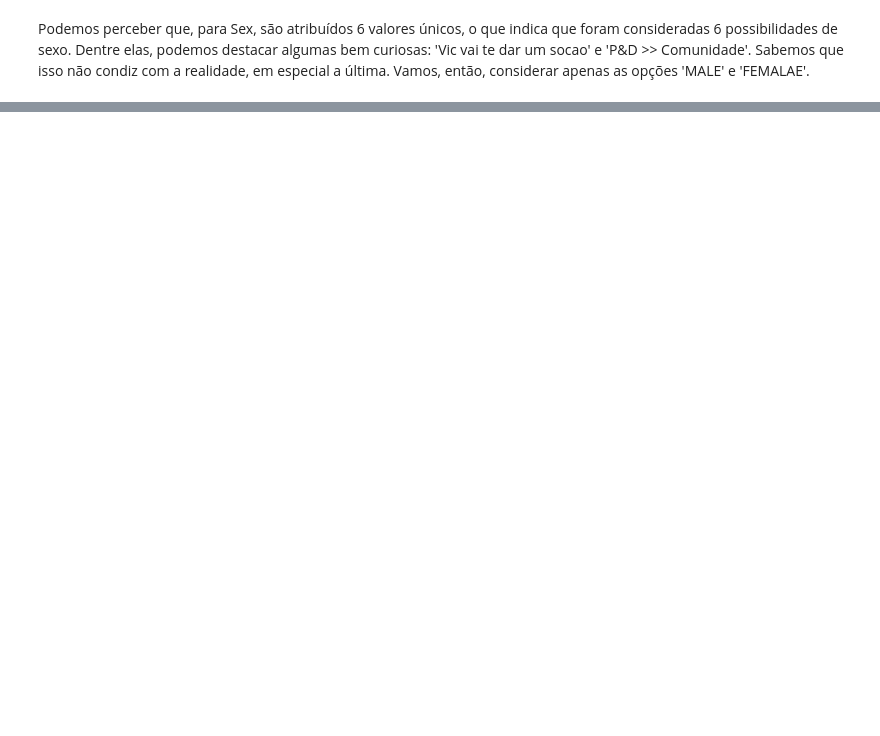
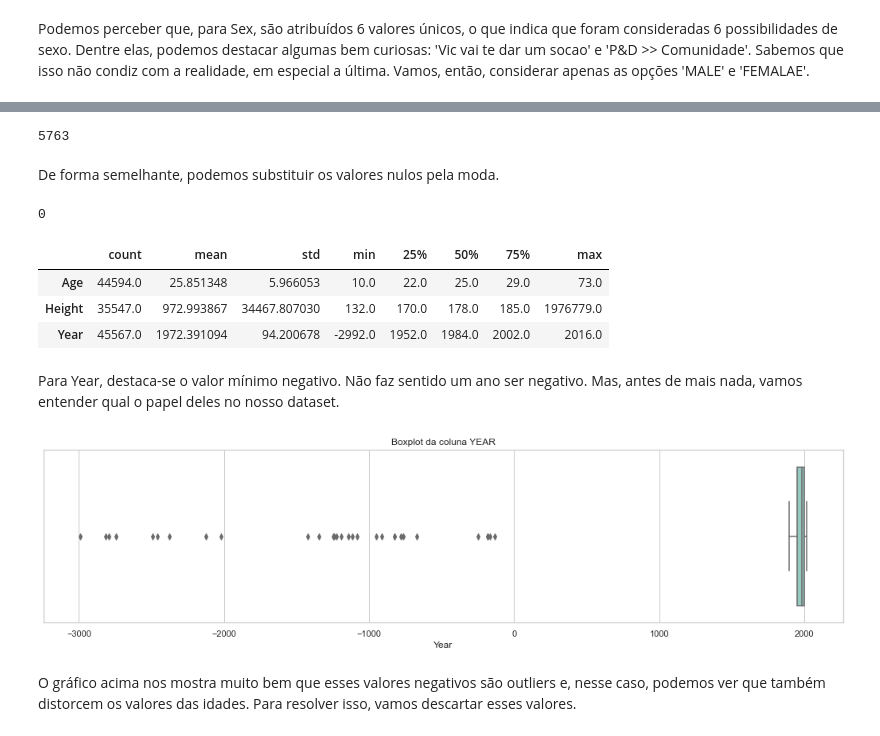
Before and after one commit to kauafillipe/Projeto-1---Turing-Academy, a Jupyter notebook: Projeto.ipynb, the cells around one changed output, grey strips where cells are left out. Saved outputs shown, nothing was run; the diff lists cells and outputs as text; code cells hidden in the pictures; blank space fills up the shorter version.

```diff
--- a/Projeto.ipynb
+++ b/Projeto.ipynb
@@ -59,0 +115,3 @@ Vamos, então, considerar apenas as opções 'MALE' e 'FEMALAE'.
+# %%
+# Troca "Vic vai te dar um socao" por "MALE"
+df["Sex"].replace("Vic vai te dar um socao", "MALE", inplace=True)
@@ -59,0 +157,3 @@ Vamos, então, considerar apenas as opções 'MALE' e 'FEMALAE'.
+# %%
+# Troca "P&D >> Comunidade" por "FEMALE"
+df["Sex"].replace("P&D >> Comunidade", "FEMALE", inplace=True)
@@ -59,0 +214,35 @@ Vamos, então, considerar apenas as opções 'MALE' e 'FEMALAE'.
+# %%
+#Troca Nelson por Gold
+
+df["Medal"].replace("Nelson", df["Medal"].mode()[0], inplace = True)
+# %%
+df["Medal"].isnull().sum()
+# %% [output]
+5763
+# %% [markdown]
+De forma semelhante, podemos substituir os valores nulos pela moda.
+# %%
+df["Medal"].fillna(df["Medal"].mode()[0], inplace = True)
+# %%
+df["Medal"].isnull().sum()
+# %% [output]
+0
+# %%
+df.describe().T
+# %% [output]
+|  | count | mean | std | min | 25% | 50% | 75% | max |
+| Age | 44594.0 | 25.851348 | 5.966053 | 10.0 | 22.0 | 25.0 | 29.0 | 73.0 |
+| Height | 35547.0 | 972.993867 | 34467.807030 | 132.0 | 170.0 | 178.0 | 185.0 | 1976779.0 |
+| Year | 45567.0 | 1972.391094 | 94.200678 | -2992.0 | 1952.0 | 1984.0 | 2002.0 | 2016.0 |
+# %% [markdown]
+Para Year, destaca-se o valor mínimo negativo. Não faz sentido um ano ser negativo. Mas, antes de mais nada, vamos entender qual o papel deles no nosso dataset.
+# %%
+#Vamos plotar um gráfico que ilustre a situação dos valores negativos atribuídos ao ano
+plt.figure(figsize=(18,4))
+sns.boxplot(x = df["Year"], palette = "Set3")
+plt.title("Boxplot da coluna YEAR")
+plt.show()
+# %% [output]
+[figure, added]
+# %% [markdown]
+O gráfico acima nos mostra muito bem que esses valores negativos são outliers e, nesse caso, podemos ver que também distorcem os valores das idades. Para resolver isso, vamos descartar esses valores.
```
Also changed, not shown: parts of 37 cells of this notebook, 1 other file.
